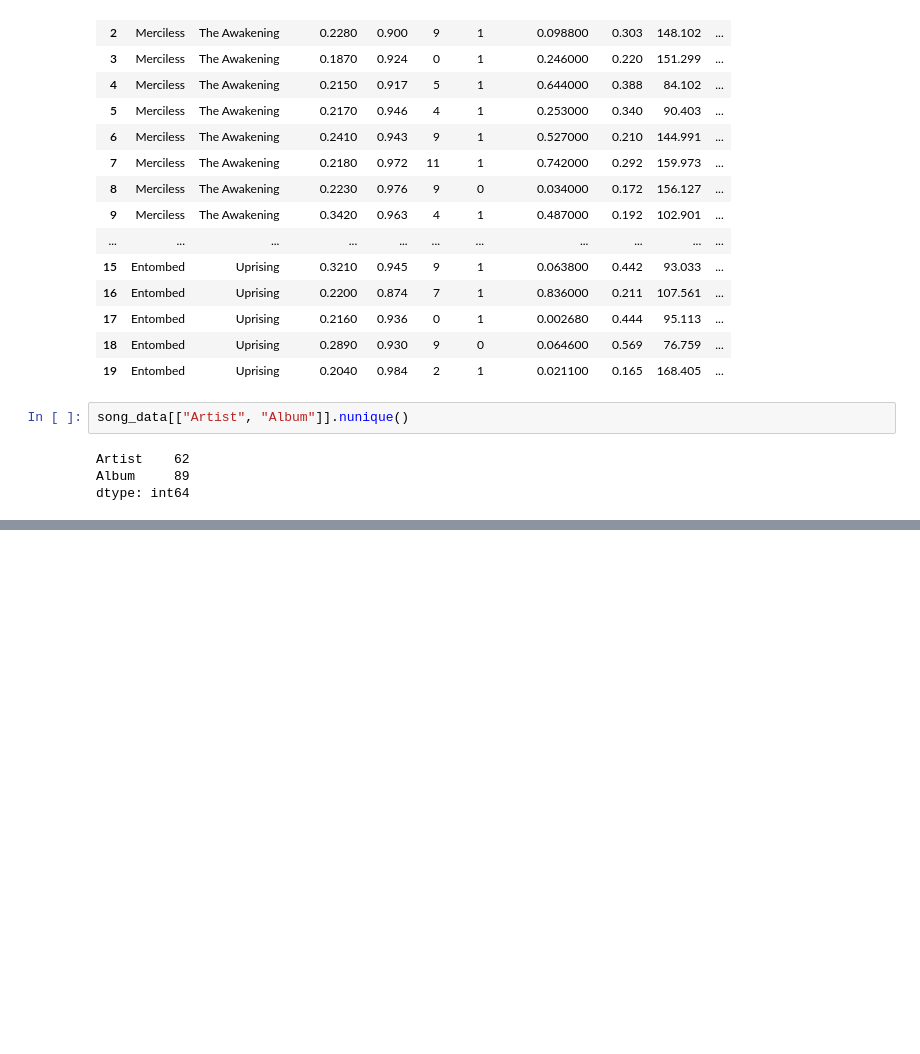
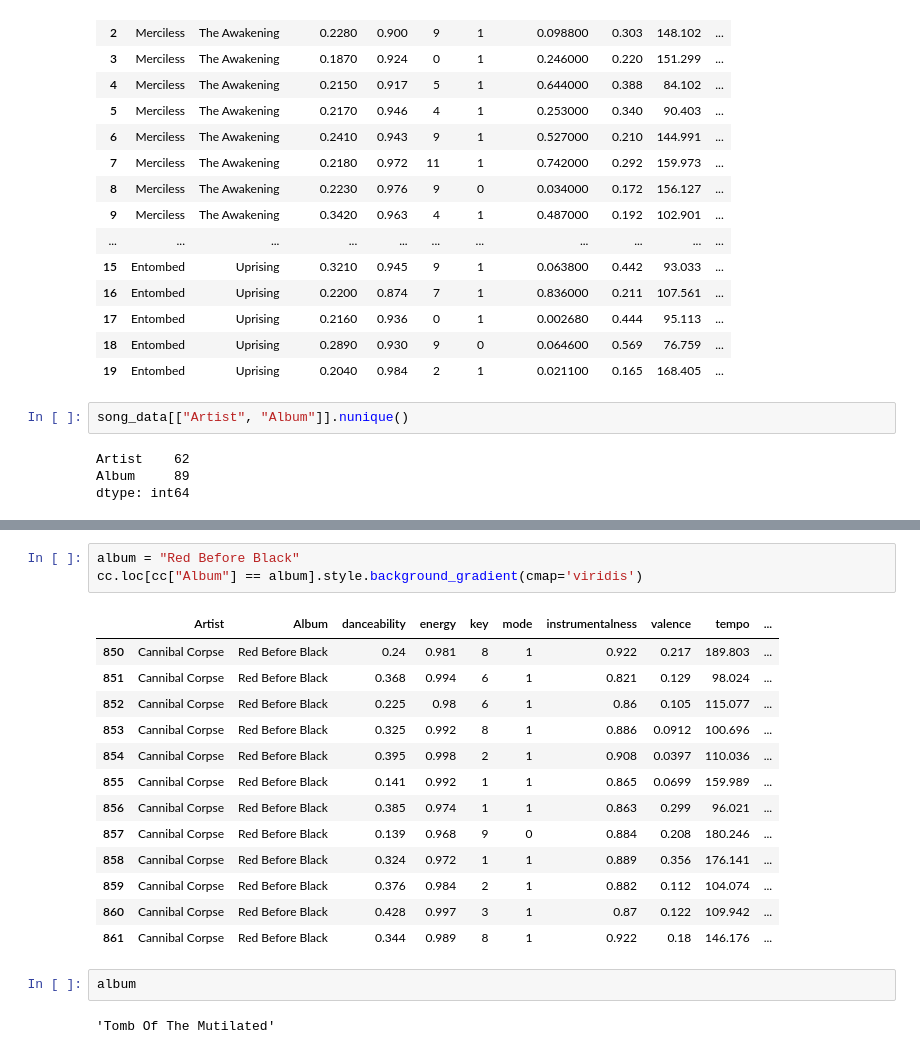
Before and after one commit to rbuerki/death-metal-disco, a Jupyter notebook: 2-EDA_on_individual_Song_Level.ipynb, the cells around one changed output, grey strips where cells are left out. Cells and saved outputs as stored; diff of their text form; blank space fills up the shorter version.

```diff
--- a/2-EDA_on_individual_Song_Level.ipynb
+++ b/2-EDA_on_individual_Song_Level.ipynb
@@ -72,0 +94,21 @@ dtype: int64
+# %%
+album = "Red Before Black"
+cc.loc[cc["Album"] == album].style.background_gradient(cmap='viridis')
+# %% [output]
+|  | Artist | Album | danceability | energy | key | mode | instrumentalness | valence | tempo | ... |
+| 850 | Cannibal Corpse | Red Before Black | 0.24 | 0.981 | 8 | 1 | 0.922 | 0.217 | 189.803 | ... |
+| 851 | Cannibal Corpse | Red Before Black | 0.368 | 0.994 | 6 | 1 | 0.821 | 0.129 | 98.024 | ... |
+| 852 | Cannibal Corpse | Red Before Black | 0.225 | 0.98 | 6 | 1 | 0.86 | 0.105 | 115.077 | ... |
+| 853 | Cannibal Corpse | Red Before Black | 0.325 | 0.992 | 8 | 1 | 0.886 | 0.0912 | 100.696 | ... |
+| 854 | Cannibal Corpse | Red Before Black | 0.395 | 0.998 | 2 | 1 | 0.908 | 0.0397 | 110.036 | ... |
+| 855 | Cannibal Corpse | Red Before Black | 0.141 | 0.992 | 1 | 1 | 0.865 | 0.0699 | 159.989 | ... |
+| 856 | Cannibal Corpse | Red Before Black | 0.385 | 0.974 | 1 | 1 | 0.863 | 0.299 | 96.021 | ... |
+| 857 | Cannibal Corpse | Red Before Black | 0.139 | 0.968 | 9 | 0 | 0.884 | 0.208 | 180.246 | ... |
+| 858 | Cannibal Corpse | Red Before Black | 0.324 | 0.972 | 1 | 1 | 0.889 | 0.356 | 176.141 | ... |
+| 859 | Cannibal Corpse | Red Before Black | 0.376 | 0.984 | 2 | 1 | 0.882 | 0.112 | 104.074 | ... |
+| 860 | Cannibal Corpse | Red Before Black | 0.428 | 0.997 | 3 | 1 | 0.87 | 0.122 | 109.942 | ... |
+| 861 | Cannibal Corpse | Red Before Black | 0.344 | 0.989 | 8 | 1 | 0.922 | 0.18 | 146.176 | ... |
+# %%
+album
+# %% [output]
+'Tomb Of The Mutilated'
```
Also changed, not shown: parts of 7 cells of this notebook.
